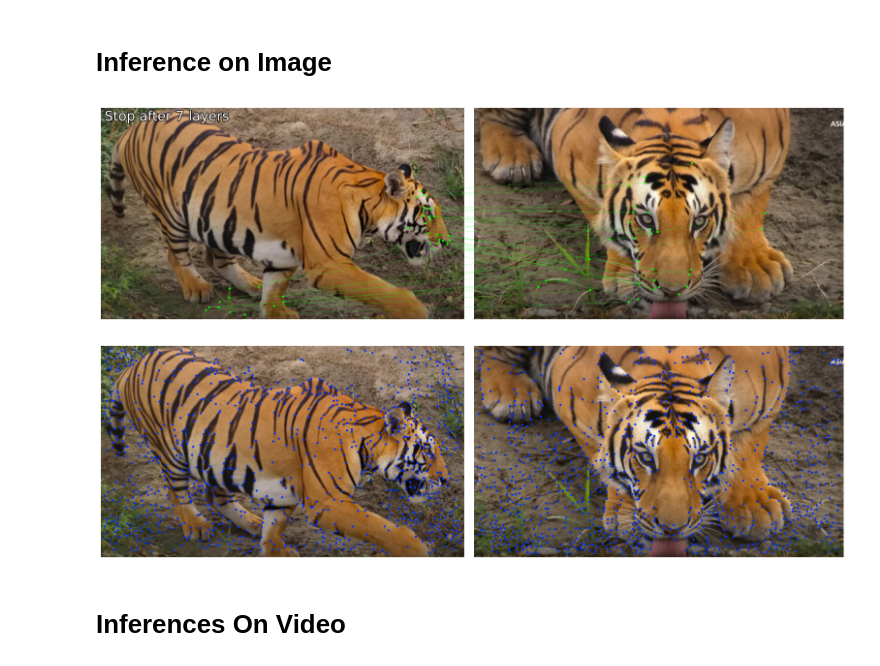
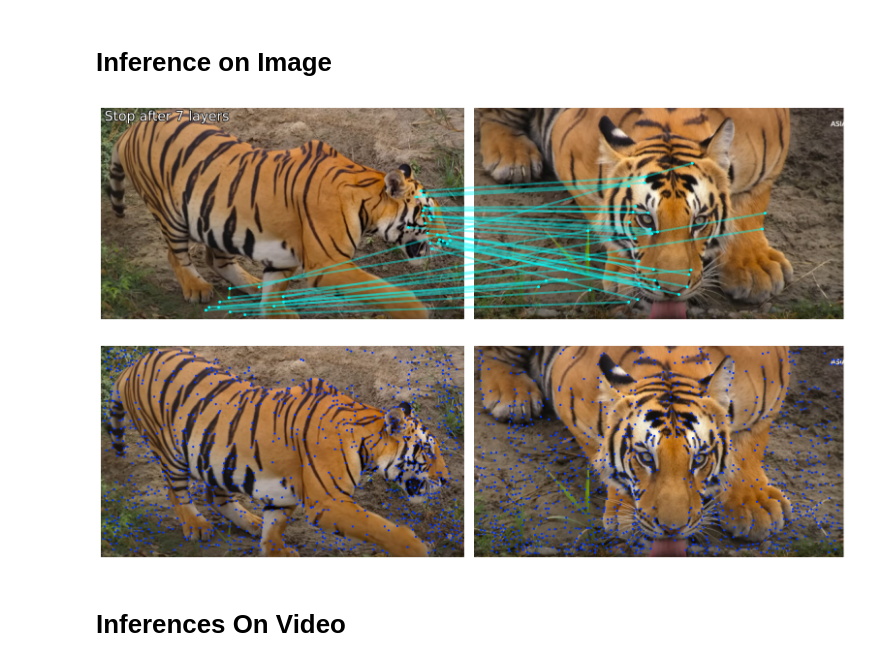
Before and after one commit to mohan696matlab/Animal_ReID_Lightglue, a Jupyter notebook: notebooks/lightglue_inference.ipynb, the cells around one changed output. Drawn from its saved outputs; the diff is of its cells as text; code cells hidden in the pictures.

Commit message:
color chnage keypoit plot

```diff
--- a/notebooks/lightglue_inference.ipynb
+++ b/notebooks/lightglue_inference.ipynb
@@ -58,26 +58,26 @@ matcher = LightGlue(features="superpoint",filter_threshold=0.5,n_layers=9).eval(
 # %%
 image0 = load_image("A1.png")
 image1 = load_image("A2.png")
 
 feats0 = extractor.extract(image0.to(device))
 feats1 = extractor.extract(image1.to(device))
 matches01 = matcher({"image0": feats0, "image1": feats1})
 feats0, feats1, matches01 = [
     rbd(x) for x in [feats0, feats1, matches01]
 ]  # remove batch dimension
 
 kpts0, kpts1, matches = feats0["keypoints"], feats1["keypoints"], matches01["matches"]
 m_kpts0, m_kpts1 = kpts0[matches[..., 0]], kpts1[matches[..., 1]]
 
 axes = viz2d.plot_images([image0, image1])
-viz2d.plot_matches(m_kpts0, m_kpts1, color="lime", lw=0.2)
+viz2d.plot_matches(m_kpts0, m_kpts1, color="cyan", lw=3, ps=10, a=0.4)
 viz2d.add_text(0, f'Stop after {matches01["stop"]} layers', fs=20)
 
 kpc0, kpc1 = viz2d.cm_prune(matches01["prune0"]), viz2d.cm_prune(matches01["prune1"])
 viz2d.plot_images([image0, image1])
 viz2d.plot_keypoints([kpts0, kpts1], colors=[kpc0, kpc1], ps=10)
 # %% [output]
-[figure, old version]
+[figure, new version]
 [figure]
 # %% [markdown]
 # Inferences On Video
```
